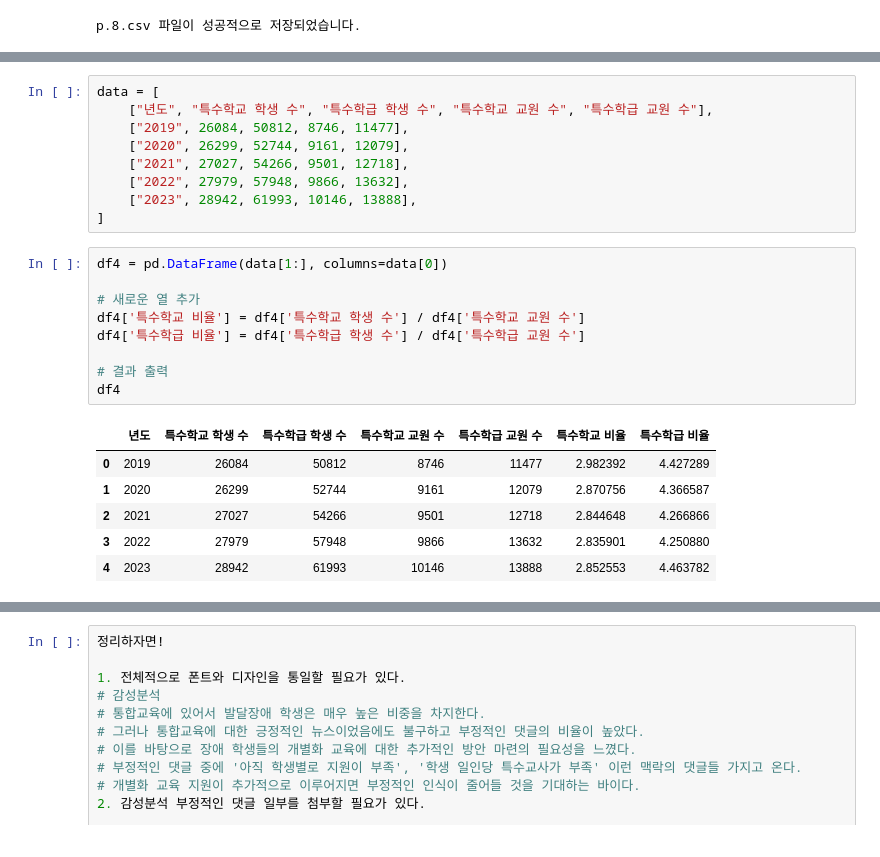
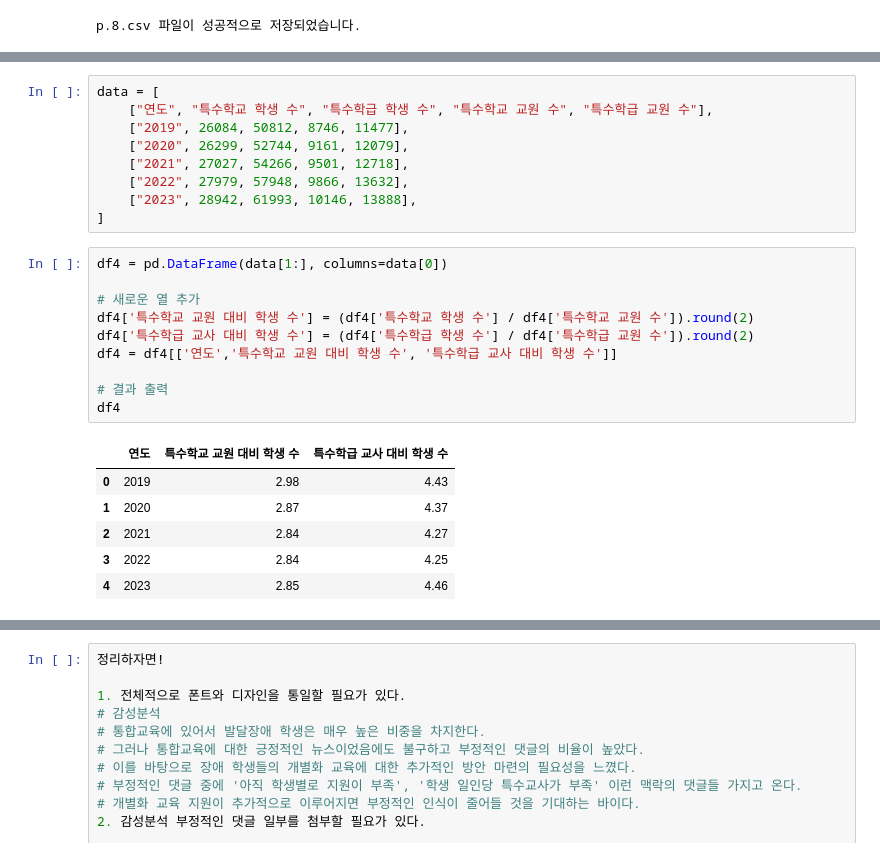
Before and after one commit to glassesholder/ThisAble_service, a Jupyter notebook: graph_to_csv.ipynb, the cells around one changed output, grey strips where cells are left out. Saved outputs shown, nothing was run; the diff lists cells and outputs as text.

```diff
--- a/graph_to_csv.ipynb
+++ b/graph_to_csv.ipynb
@@ -149,6 +359,6 @@ df3
 # %%
 data = [
-    ["년도", "특수학교 학생 수", "특수학급 학생 수", "특수학교 교원 수", "특수학급 교원 수"],
+    ["연도", "특수학교 학생 수", "특수학급 학생 수", "특수학교 교원 수", "특수학급 교원 수"],
     ["2019", 26084, 50812, 8746, 11477],
     ["2020", 26299, 52744, 9161, 12079],
     ["2021", 27027, 54266, 9501, 12718],
@@ -158,16 +368,17 @@ data = [
 # %%
 df4 = pd.DataFrame(data[1:], columns=data[0])
 
 # 새로운 열 추가
-df4['특수학교 비율'] = df4['특수학교 학생 수'] / df4['특수학교 교원 수']
-df4['특수학급 비율'] = df4['특수학급 학생 수'] / df4['특수학급 교원 수']
+df4['특수학교 교원 대비 학생 수'] = (df4['특수학교 학생 수'] / df4['특수학교 교원 수']).round(2)
+df4['특수학급 교사 대비 학생 수'] = (df4['특수학급 학생 수'] / df4['특수학급 교원 수']).round(2)
+df4 = df4[['연도','특수학교 교원 대비 학생 수', '특수학급 교사 대비 학생 수']]
 
 # 결과 출력
 df4
 # %% [output]
-|  | 년도 | 특수학교 학생 수 | 특수학급 학생 수 | 특수학교 교원 수 | 특수학급 교원 수 | 특수학교 비율 | 특수학급 비율 |
-| 0 | 2019 | 26084 | 50812 | 8746 | 11477 | 2.982392 | 4.427289 |
-| 1 | 2020 | 26299 | 52744 | 9161 | 12079 | 2.870756 | 4.366587 |
-| 2 | 2021 | 27027 | 54266 | 9501 | 12718 | 2.844648 | 4.266866 |
-| 3 | 2022 | 27979 | 57948 | 9866 | 13632 | 2.835901 | 4.250880 |
-| 4 | 2023 | 28942 | 61993 | 10146 | 13888 | 2.852553 | 4.463782 |
+|  | 연도 | 특수학교 교원 대비 학생 수 | 특수학급 교사 대비 학생 수 |
+| 0 | 2019 | 2.98 | 4.43 |
+| 1 | 2020 | 2.87 | 4.37 |
+| 2 | 2021 | 2.84 | 4.27 |
+| 3 | 2022 | 2.84 | 4.25 |
+| 4 | 2023 | 2.85 | 4.46 |
```
Also changed, not shown: parts of 12 cells of this notebook, 2 other files.
